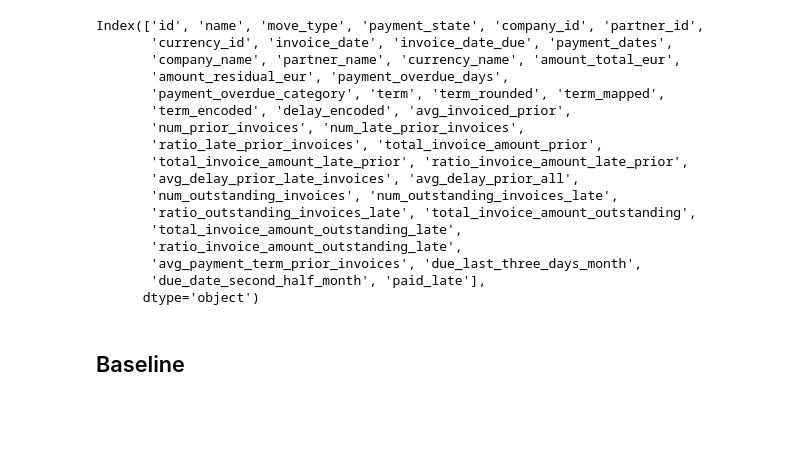
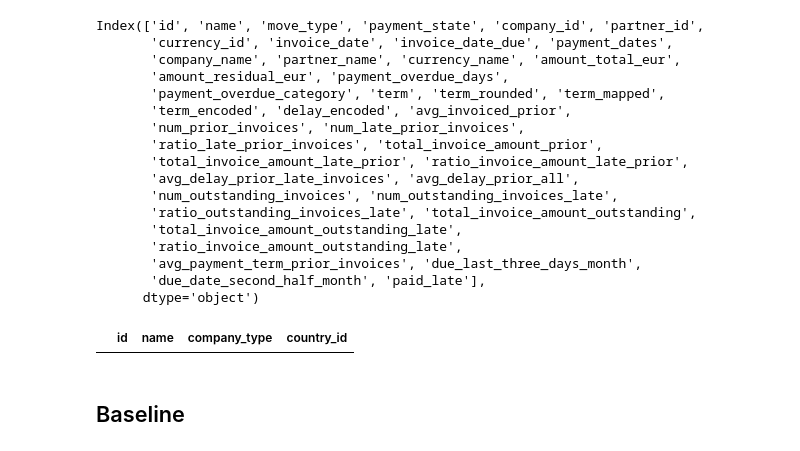
Before and after one commit to isma-fernandez/ai-agent-invoice-payment-prediction-b2b, a Jupyter notebook: notebooks/baseline.ipynb, the cells around one changed output. Cells and saved outputs as stored; diff of their text form; code cells hidden in the pictures; blank space fills up the shorter version.

```diff
--- a/notebooks/baseline.ipynb
+++ b/notebooks/baseline.ipynb
@@ -51,6 +53,13 @@ Index(['id', 'name', 'move_type', 'payment_state', 'company_id', 'partner_id',
        'avg_payment_term_prior_invoices', 'due_last_three_days_month',
        'due_date_second_half_month', 'paid_late'],
       dtype='object')
+# %%
+import pandas as pd
+partners = pd.read_pickle("../data/partners.pkl")
+# %%
+partners[partners['id'] == 13094]
+# %% [output]
+|  | id | name | company_type | country_id |
 # %% [markdown]
 ## Baseline
 # %%
```
Also changed, not shown: parts of 1 cell of this notebook, 3 other files.
